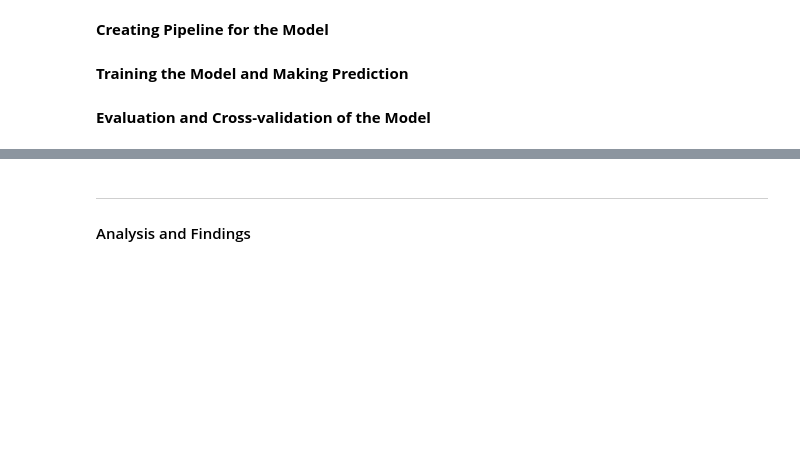
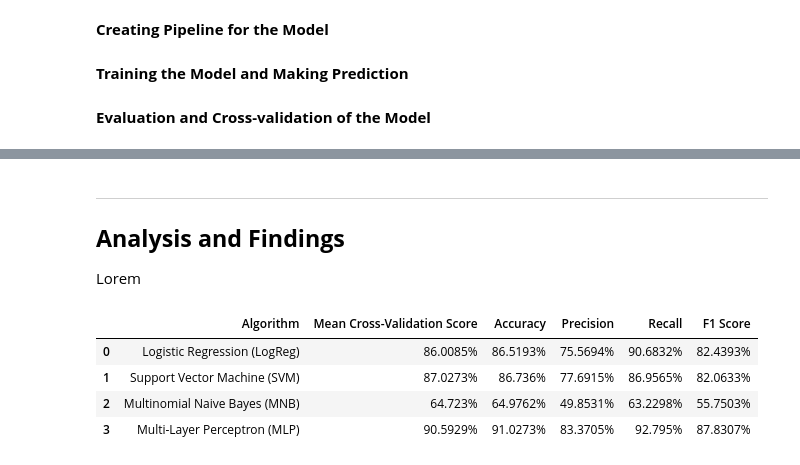
Before and after one commit to R3NZ3L/DATA102_FinalProject, a Jupyter notebook: FinalProject.ipynb, the cells around one changed output, grey strips where cells are left out. Drawn from its saved outputs; the diff is of its cells as text; code cells hidden in the pictures; blank space fills up the shorter version.

Commit message:
Added MultinomialNB and MLPClassifier, starting Results and Analysis

```diff
--- a/FinalProject.ipynb
+++ b/FinalProject.ipynb
@@ -1038,10 +1034,10 @@ pipeline = imPipeline([
 **Training the Model and Making Prediction**
 # %%
 # Train the model
-pipeline.fit(X_train, y_train)
+svm_pipeline.fit(X_train, y_train)
 
 # Make predictions
-y_pred = pipeline.predict(X_test)
+y_pred = svm_pipeline.predict(X_test)
 # %% [markdown]
 **Evaluation and Cross-validation of the Model**
 # %%
@@ -1072,0 +1140,6 @@ Mean Cross-Validation Accuracy: 0.8703809012087955
+# %%
+# Train the model
+mlp_pipeline.fit(X_train, y_train)
+
+# Make predictions
+y_pred = mlp_pipeline.predict(X_test)
@@ -1072,0 +1148,9 @@ Mean Cross-Validation Accuracy: 0.8703809012087955
+# %%
+# Evaluate
+print(f'Accuracy: {accuracy_score(y_test, y_pred)}')
+print('Classification Report:')
+print(classification_report(y_test, y_pred))
+
+cv_scores = cross_val_score(mlp_pipeline, X_train, y_train, cv=5)
+print(f'Cross-Validation Accuracy Scores: {cv_scores}')
+print(f'Mean Cross-Validation Accuracy: {cv_scores.mean()}')
@@ -1073,3 +1171,46 @@ Mean Cross-Validation Accuracy: 0.8703809012087955
 # %% [markdown]
 ---
-#### Analysis and Findings
+## **Analysis and Findings**
+Lorem
+# %%
+from sklearn.metrics import accuracy_score, precision_score, recall_score, f1_score
+
+algos = [logreg_pipeline, svm_pipeline, mnb_pipeline, mlp_pipeline]
+algo_labels = [
+    "Logistic Regression (LogReg)",
+    "Support Vector Machine (SVM)",
+    "Multinomial Naive Bayes (MNB)",
+    "Multi-Layer Perceptron (MLP)"
+]
+score_grid = []
+
+for i in range(len(algos)):
+    scores = []
+    scores.append(algo_labels[i])
+
+    cv_scores = cross_val_score(algos[i], X_train, y_train, cv=5)
+    cv_mean = str(round(cv_scores.mean() * 100, 4)) + "%"
+
+    y_pred = algos[i].predict(X_test)
+
+    accuracy = str(round(accuracy_score(y_test, y_pred) * 100, 4)) + "%"
+    precision = str(round(precision_score(y_test, y_pred) * 100, 4)) + "%"
+    recall = str(round(recall_score(y_test, y_pred) * 100, 4)) + "%"
+    f1 = str(round(f1_score(y_test, y_pred) * 100, 4)) + "%"
+
+    scores.append(cv_mean)
+    scores.append(accuracy)
+    scores.append(precision)
+    scores.append(recall)
+    scores.append(f1)
+
+    score_grid.append(scores)
+
+score_df = pd.DataFrame(score_grid, columns=["Algorithm", "Mean Cross-Validation Score", "Accuracy", "Precision", "Recall", "F1 Score"])
+score_df
+# %% [output]
+|  | Algorithm | Mean Cross-Validation Score | Accuracy | Precision | Recall | F1 Score |
+| 0 | Logistic Regression (LogReg) | 86.0085% | 86.5193% | 75.5694% | 90.6832% | 82.4393% |
+| 1 | Support Vector Machine (SVM) | 87.0273% | 86.736% | 77.6915% | 86.9565% | 82.0633% |
+| 2 | Multinomial Naive Bayes (MNB) | 64.723% | 64.9762% | 49.8531% | 63.2298% | 55.7503% |
+| 3 | Multi-Layer Perceptron (MLP) | 90.5929% | 91.0273% | 83.3705% | 92.795% | 87.8307% |
```
Also changed, not shown: parts of 28 cells of this notebook.
